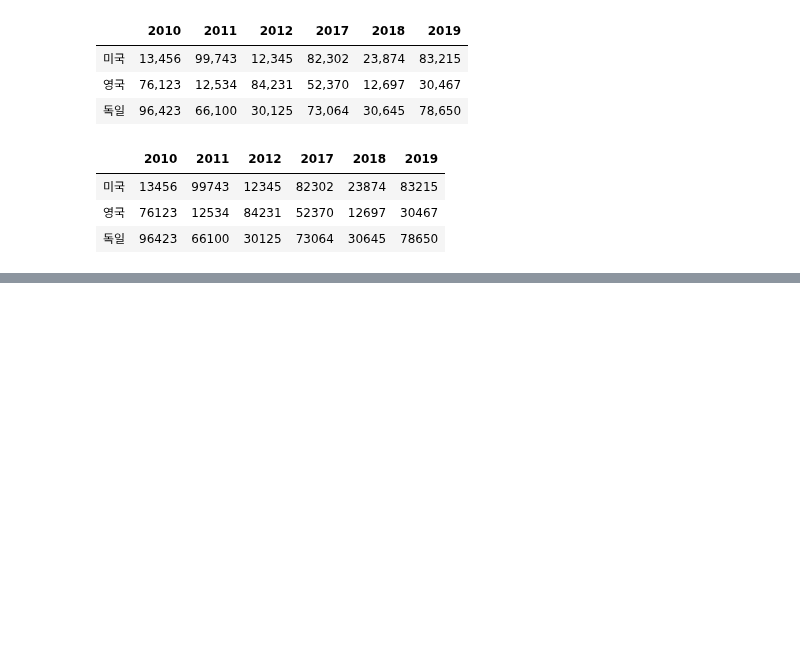
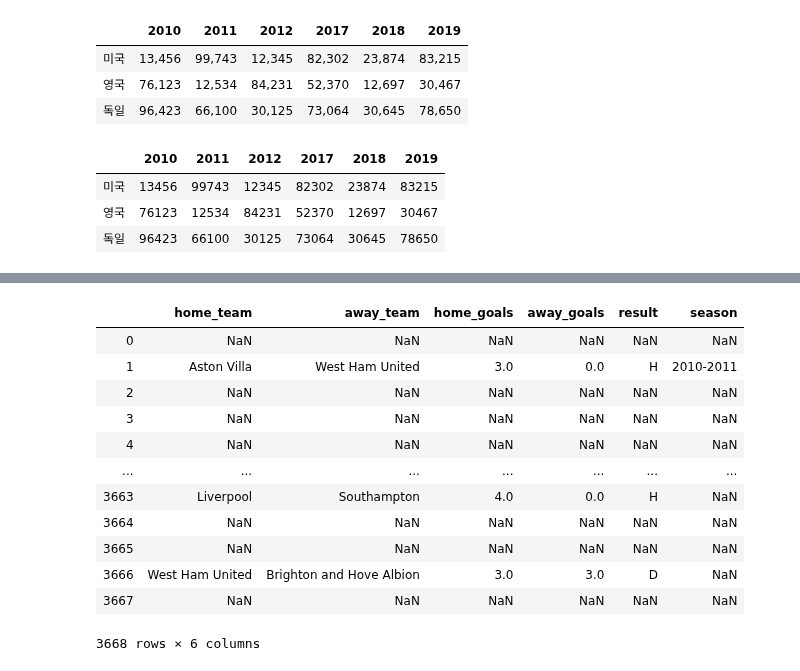
Before and after one commit to galaxy1014/ML_module_summary, a Jupyter notebook: Pandas/Chapyter6_Use like query/Chapter6.ipynb, the cells around one changed output, grey strips where cells are left out. Drawn from its saved outputs; the diff is of its cells as text; code cells hidden in the pictures; blank space fills up the shorter version.

Commit message:
update Chpter6.ipynb
add .query/.where/.mask/.take method code

```diff
--- a/Pandas/Chapyter6_Use like query/Chapter6.ipynb
+++ b/Pandas/Chapyter6_Use like query/Chapter6.ipynb
@@ -234,0 +232,3 @@ SyntaxError: invalid syntax (<ipython-input-52-01a4bf95fad4>, line 1)
+# %%
+df = pd.read_csv('../Pandas/Premier_league.csv')
+df.head(8)
@@ -234,0 +287,16 @@ SyntaxError: invalid syntax (<ipython-input-52-01a4bf95fad4>, line 1)
+# %%
+df.where(df['home_goals'] > 2)
+# %% [output]
+|  | home_team | away_team | home_goals | away_goals | result | season |
+| 0 | NaN | NaN | NaN | NaN | NaN | NaN |
+| 1 | Aston Villa | West Ham United | 3.0 | 0.0 | H | 2010-2011 |
+| 2 | NaN | NaN | NaN | NaN | NaN | NaN |
+| 3 | NaN | NaN | NaN | NaN | NaN | NaN |
+| 4 | NaN | NaN | NaN | NaN | NaN | NaN |
+| ... | ... | ... | ... | ... | ... | ... |
+| 3663 | Liverpool | Southampton | 4.0 | 0.0 | H | NaN |
+| 3664 | NaN | NaN | NaN | NaN | NaN | NaN |
+| 3665 | NaN | NaN | NaN | NaN | NaN | NaN |
+| 3666 | West Ham United | Brighton and Hove Albion | 3.0 | 3.0 | D | NaN |
+| 3667 | NaN | NaN | NaN | NaN | NaN | NaN |
+3668 rows × 6 columns
```
Also changed, not shown: parts of 11 cells of this notebook.
